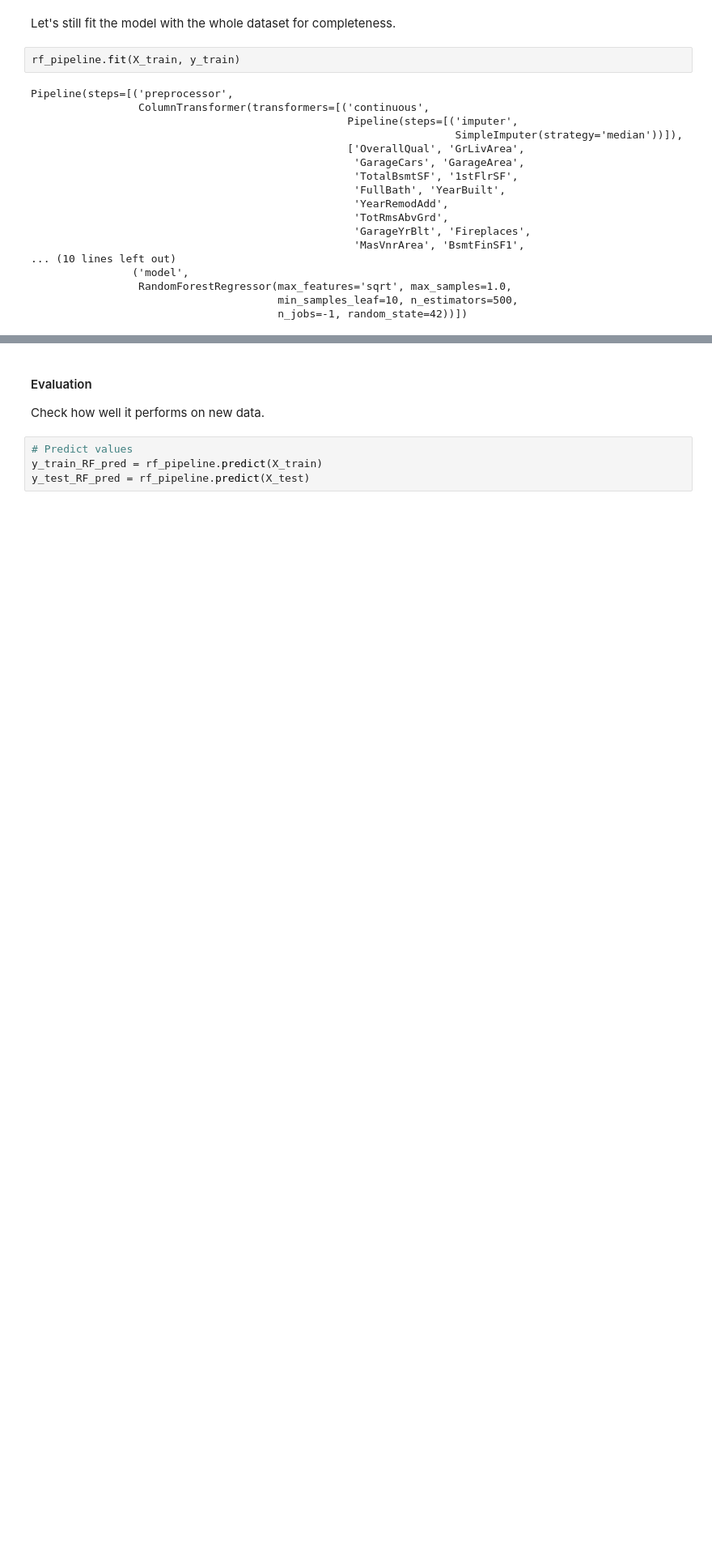
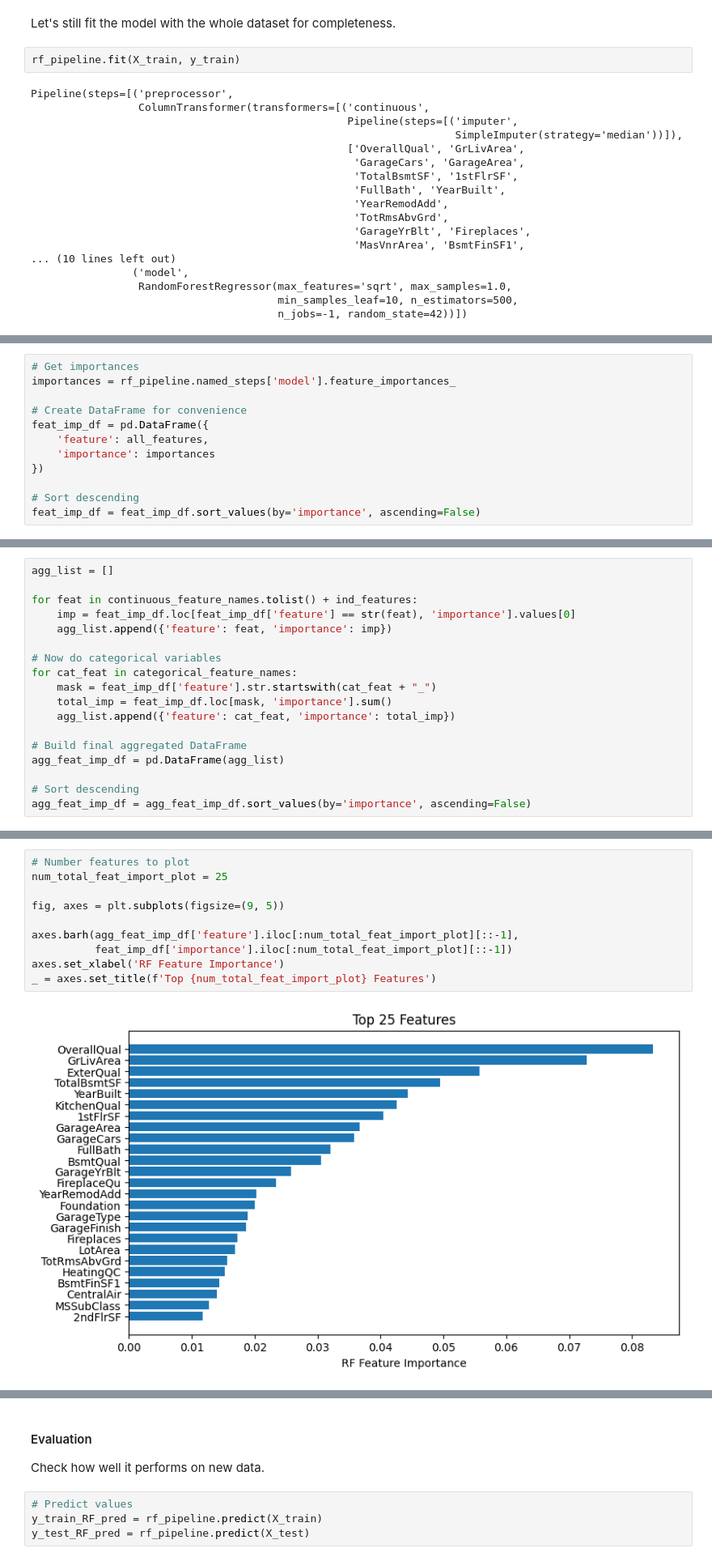
Before and after one commit to victorventuri/kaggle_play, a Jupyter notebook: house_price_tutorial/houseprices.ipynb, the cells around one changed output, grey strips where cells are left out. Shown at 81% size. Drawn from its saved outputs; the diff is of its cells as text; blank space fills up the shorter version.

```diff
--- a/house_price_tutorial/houseprices.ipynb
+++ b/house_price_tutorial/houseprices.ipynb
@@ -876,0 +890,12 @@ Pipeline(steps=[('preprocessor',
+# %%
+# Get importances
+importances = rf_pipeline.named_steps['model'].feature_importances_
+
+# Create DataFrame for convenience
+feat_imp_df = pd.DataFrame({
+    'feature': all_features,
+    'importance': importances
+})
+
+# Sort descending
+feat_imp_df = feat_imp_df.sort_values(by='importance', ascending=False)
@@ -876,0 +904,18 @@ Pipeline(steps=[('preprocessor',
+# %%
+agg_list = []
+
+for feat in continuous_feature_names.tolist() + ind_features:
+    imp = feat_imp_df.loc[feat_imp_df['feature'] == str(feat), 'importance'].values[0]
+    agg_list.append({'feature': feat, 'importance': imp})
+
+# Now do categorical variables
+for cat_feat in categorical_feature_names:
+    mask = feat_imp_df['feature'].str.startswith(cat_feat + "_")
+    total_imp = feat_imp_df.loc[mask, 'importance'].sum()
+    agg_list.append({'feature': cat_feat, 'importance': total_imp})
+
+# Build final aggregated DataFrame
+agg_feat_imp_df = pd.DataFrame(agg_list)
+
+# Sort descending
+agg_feat_imp_df = agg_feat_imp_df.sort_values(by='importance', ascending=False)
@@ -876,0 +924,12 @@ Pipeline(steps=[('preprocessor',
+# %%
+# Number features to plot
+num_total_feat_import_plot = 25
+
+fig, axes = plt.subplots(figsize=(9, 5))
+
+axes.barh(agg_feat_imp_df['feature'].iloc[:num_total_feat_import_plot][::-1],
+          feat_imp_df['importance'].iloc[:num_total_feat_import_plot][::-1])
+axes.set_xlabel('RF Feature Importance')
+_ = axes.set_title(f'Top {num_total_feat_import_plot} Features')
+# %% [output]
+[figure, added]
```
Also changed, not shown: parts of 36 cells of this notebook.
